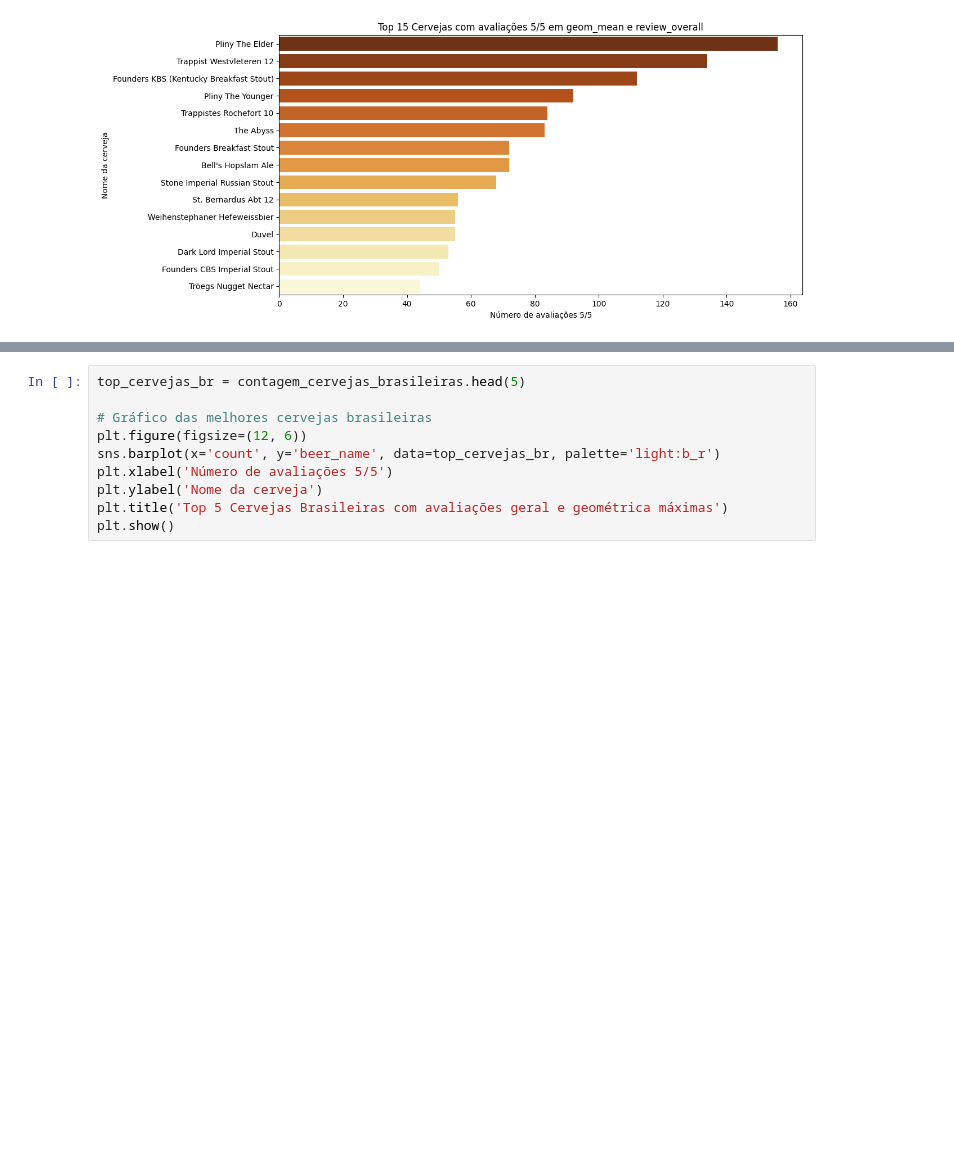
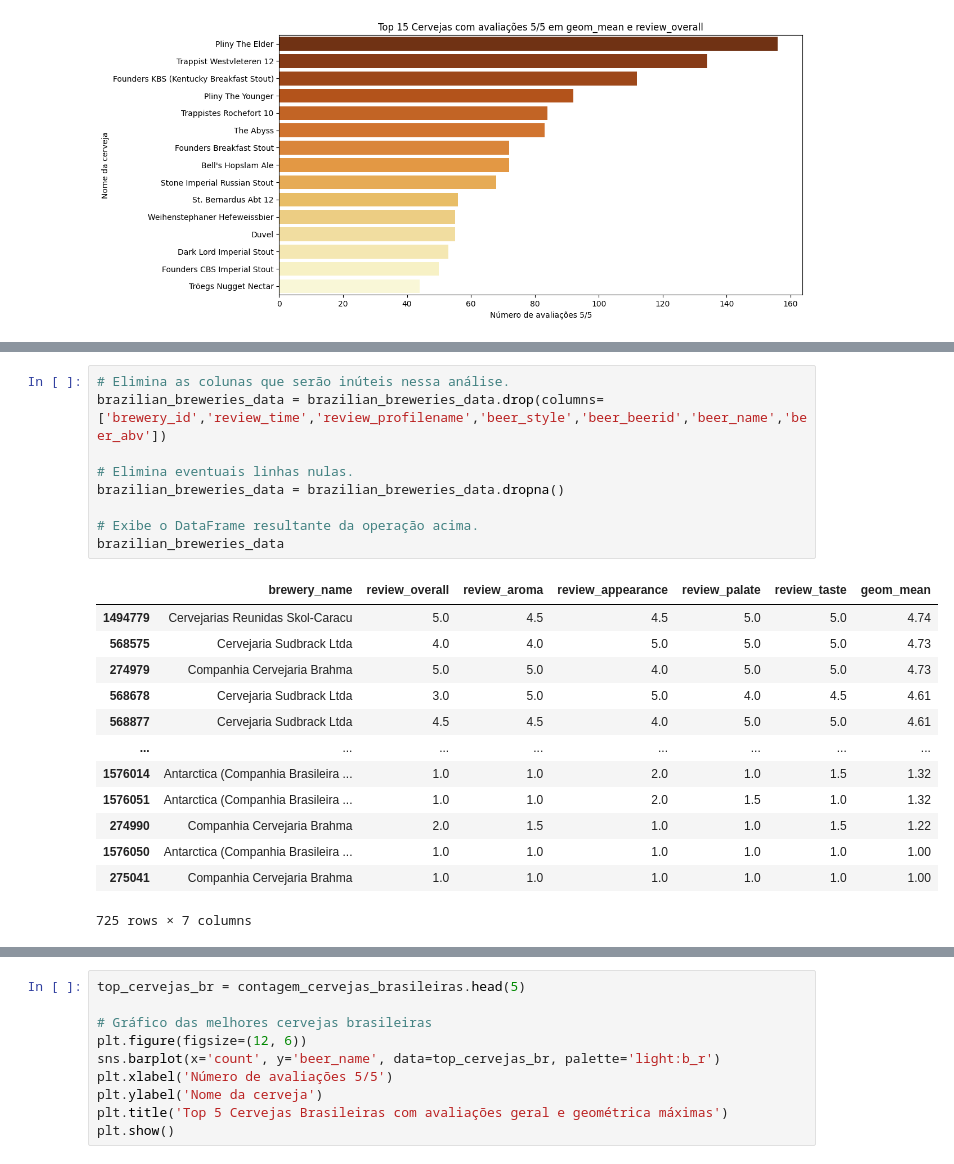
Before and after one commit to fea-dev-usp/analise-da-breja, a Jupyter notebook: Notas de Breja por Cervejaria.ipynb, the cells around one changed output, grey strips where cells are left out. Cells and saved outputs as stored; diff of their text form; blank space fills up the shorter version.

```diff
--- a/Notas de Breja por Cervejaria.ipynb
+++ b/Notas de Breja por Cervejaria.ipynb
@@ -692,0 +734,23 @@ Passing `palette` without assigning `hue` is deprecated and will be removed in v
+# %%
+# Elimina as colunas que serão inúteis nessa análise.
+brazilian_breweries_data = brazilian_breweries_data.drop(columns=['brewery_id','review_time','review_profilename','beer_style','beer_beerid','beer_name','beer_abv'])
+
+# Elimina eventuais linhas nulas.
+brazilian_breweries_data = brazilian_breweries_data.dropna()
+
+# Exibe o DataFrame resultante da operação acima.
+brazilian_breweries_data
+# %% [output]
+|  | brewery_name | review_overall | review_aroma | review_appearance | review_palate | review_taste | geom_mean |
+| 1494779 | Cervejarias Reunidas Skol-Caracu | 5.0 | 4.5 | 4.5 | 5.0 | 5.0 | 4.74 |
+| 568575 | Cervejaria Sudbrack Ltda | 4.0 | 4.0 | 5.0 | 5.0 | 5.0 | 4.73 |
+| 274979 | Companhia Cervejaria Brahma | 5.0 | 5.0 | 4.0 | 5.0 | 5.0 | 4.73 |
+| 568678 | Cervejaria Sudbrack Ltda | 3.0 | 5.0 | 5.0 | 4.0 | 4.5 | 4.61 |
+| 568877 | Cervejaria Sudbrack Ltda | 4.5 | 4.5 | 4.0 | 5.0 | 5.0 | 4.61 |
+| ... | ... | ... | ... | ... | ... | ... | ... |
+| 1576014 | Antarctica (Companhia Brasileira ... | 1.0 | 1.0 | 2.0 | 1.0 | 1.5 | 1.32 |
+| 1576051 | Antarctica (Companhia Brasileira ... | 1.0 | 1.0 | 2.0 | 1.5 | 1.0 | 1.32 |
+| 274990 | Companhia Cervejaria Brahma | 2.0 | 1.5 | 1.0 | 1.0 | 1.5 | 1.22 |
+| 1576050 | Antarctica (Companhia Brasileira ... | 1.0 | 1.0 | 1.0 | 1.0 | 1.0 | 1.00 |
+| 275041 | Companhia Cervejaria Brahma | 1.0 | 1.0 | 1.0 | 1.0 | 1.0 | 1.00 |
+725 rows × 7 columns
```
Also changed, not shown: parts of 29 cells of this notebook.
